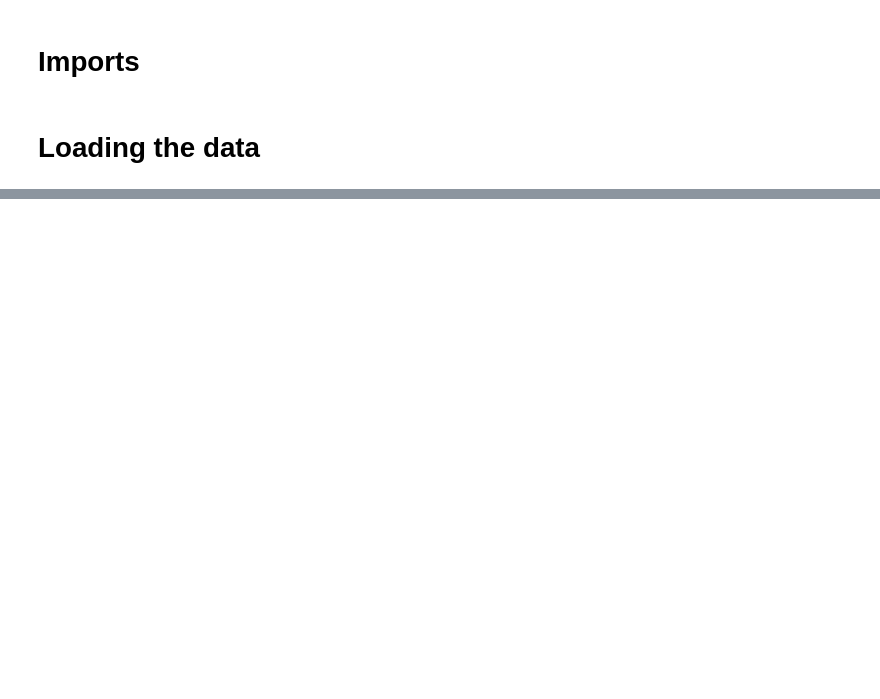
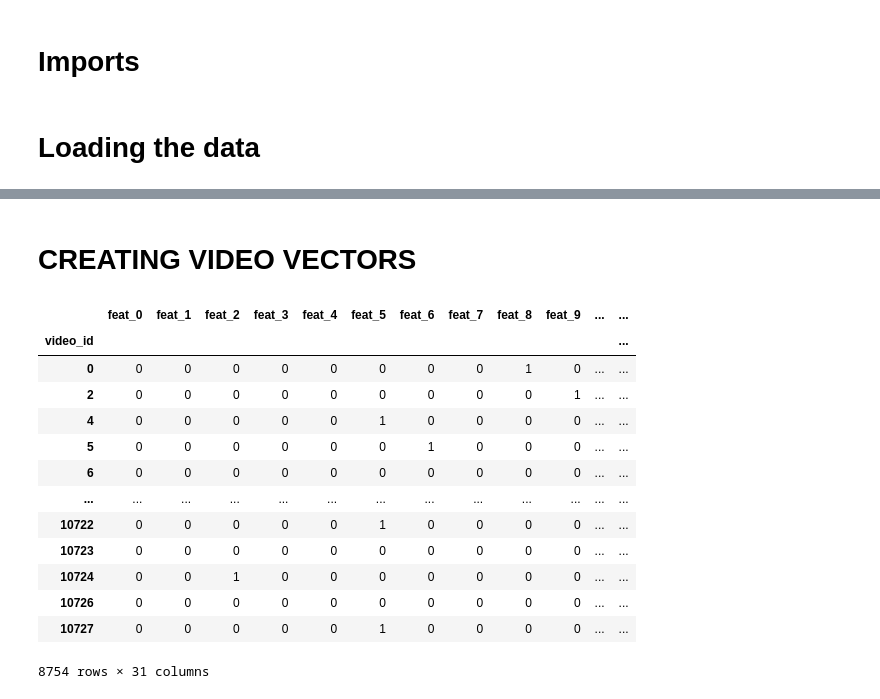
Before and after one commit to PamplemousseCru/FinalProject_2025_Matthias_Laithier, a Jupyter notebook: 03_feature_engineering.ipynb, the cells around one changed output, grey strips where cells are left out. Drawn from its saved outputs; the diff is of its cells as text; code cells hidden in the pictures; blank space fills up the shorter version.

```diff
--- a/03_feature_engineering.ipynb
+++ b/03_feature_engineering.ipynb
@@ -119,0 +21,7 @@ test_data = test_data.dropna()
+# %%
+export_dir = "./exports"
+big_matrix_cleaned = pd.read_parquet(export_dir + "/big_matrix_cleaned.pq")
+#small_matrix_cleaned = pd.read_parquet(export_dir + "/small_matrix_cleaned.pq")
+item_categories_cleaned = pd.read_parquet(export_dir + "/item_categories_cleaned.pq")
+item_daily_features_cleaned = pd.read_parquet(export_dir + "/item_daily_features_cleaned.pq")
+caption_category_cleaned = pd.read_parquet(export_dir + "/caption_category_cleaned.pq")
@@ -119,0 +129,23 @@ test_data = test_data.dropna()
+# %% [markdown]
+# CREATING VIDEO VECTORS
+# %%
+video_feat_df = item_categories_cleaned.copy()
+video_feat_df = video_feat_df.explode(column="feat")
+video_feat_df = pd.crosstab(video_feat_df["video_id"], video_feat_df["feat"])
+video_feat_df.columns = [f'feat_{int(col)}' for col in video_feat_df.columns]
+video_feat_df
+# %% [output]
+|  | feat_0 | feat_1 | feat_2 | feat_3 | feat_4 | feat_5 | feat_6 | feat_7 | feat_8 | feat_9 | ... | ... |
+| video_id |  |  |  |  |  |  |  |  |  |  |  | ... |
+| 0 | 0 | 0 | 0 | 0 | 0 | 0 | 0 | 0 | 1 | 0 | ... | ... |
+| 2 | 0 | 0 | 0 | 0 | 0 | 0 | 0 | 0 | 0 | 1 | ... | ... |
+| 4 | 0 | 0 | 0 | 0 | 0 | 1 | 0 | 0 | 0 | 0 | ... | ... |
+| 5 | 0 | 0 | 0 | 0 | 0 | 0 | 1 | 0 | 0 | 0 | ... | ... |
+| 6 | 0 | 0 | 0 | 0 | 0 | 0 | 0 | 0 | 0 | 0 | ... | ... |
+| ... | ... | ... | ... | ... | ... | ... | ... | ... | ... | ... | ... | ... |
+| 10722 | 0 | 0 | 0 | 0 | 0 | 1 | 0 | 0 | 0 | 0 | ... | ... |
+| 10723 | 0 | 0 | 0 | 0 | 0 | 0 | 0 | 0 | 0 | 0 | ... | ... |
+| 10724 | 0 | 0 | 1 | 0 | 0 | 0 | 0 | 0 | 0 | 0 | ... | ... |
+| 10726 | 0 | 0 | 0 | 0 | 0 | 0 | 0 | 0 | 0 | 0 | ... | ... |
+| 10727 | 0 | 0 | 0 | 0 | 0 | 1 | 0 | 0 | 0 | 0 | ... | ... |
+8754 rows × 31 columns
```
Also changed, not shown: parts of 16 cells of this notebook, 3 other files.
